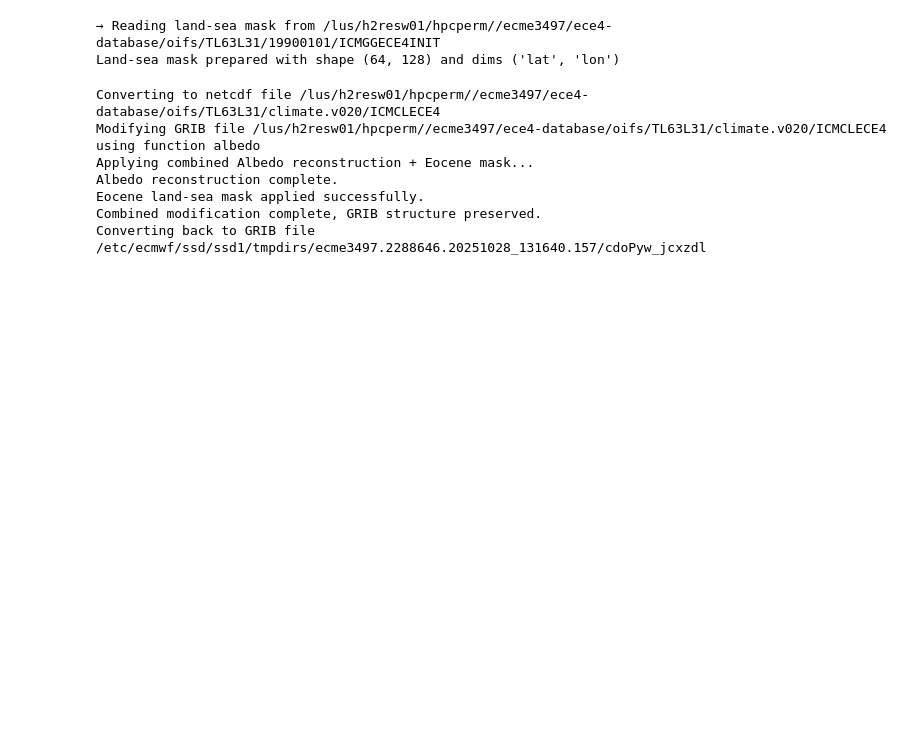
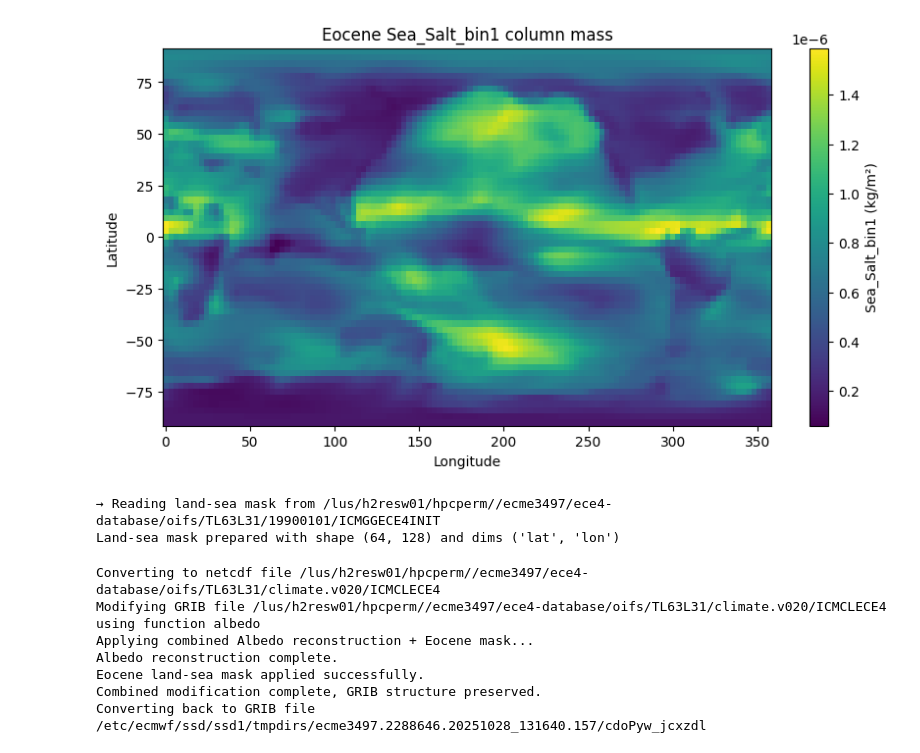
Before and after one commit to asozza/ecearth-quests, a Jupyter notebook: epochal/OIFS/modify_oifs.ipynb, the cells around one changed output. Cells and saved outputs as stored; diff of their text form; code cells hidden in the pictures; blank space fills up the shorter version.

Commit message:
Added prepare_aerosols to eocene_creator

```diff
--- a/epochal/OIFS/modify_oifs.ipynb
+++ b/epochal/OIFS/modify_oifs.ipynb
@@ -33,0 +16,3 @@ Converting back to GRIB file /etc/ecmwf/ssd/ssd1/tmpdirs/ecme3497.2288646.202510
+# %%
+aerosols = eocene.prepare_aerosols()
+print(f"Aerosols data saved at: {aerosols}")
@@ -33,0 +34,2 @@ Converting back to GRIB file /etc/ecmwf/ssd/ssd1/tmpdirs/ecme3497.2288646.202510
+# %%
+aerosols_ds = xr.open_dataset(aerosols)
@@ -33,0 +70,13 @@ Converting back to GRIB file /etc/ecmwf/ssd/ssd1/tmpdirs/ecme3497.2288646.202510
+# %%
+var_to_plot = 'Sea_Salt_bin1'
+da = aerosols_ds[var_to_plot].isel(month=0)
+
+plt.figure(figsize=(10,5))
+im = plt.pcolormesh(da.lon, da.lat, da, shading='auto', cmap='viridis')
+plt.colorbar(im, label=f"{var_to_plot} (kg/m²)")
+plt.xlabel("Longitude")
+plt.ylabel("Latitude")
+plt.title(f"Eocene {var_to_plot} column mass")
+plt.show()
+# %% [output]
+[figure, added]
```
Also changed, not shown: parts of 6 cells of this notebook, 2 other files.
